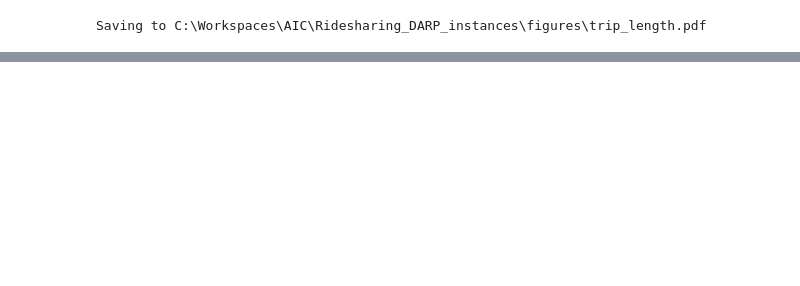
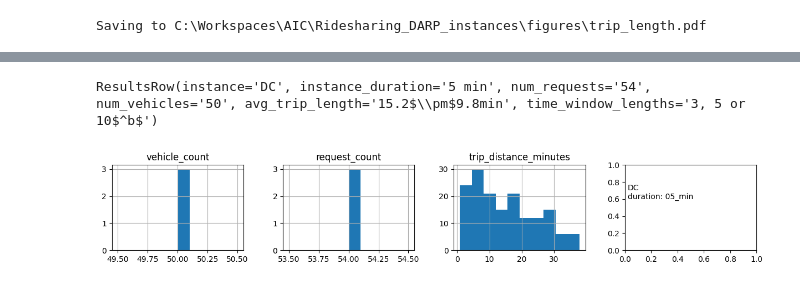
Before and after one commit to aicenter/Ridesharing_DARP_instances, a Jupyter notebook: python/nb/ITSC instance Figures.ipynb, the cells around one changed output, grey strips where cells are left out. Drawn from its saved outputs; the diff is of its cells as text; code cells hidden in the pictures; blank space fills up the shorter version.

```diff
--- a/python/nb/ITSC instance Figures.ipynb
+++ b/python/nb/ITSC instance Figures.ipynb
@@ -650,0 +885,2 @@ Saving to C:\Workspaces\AIC\Ridesharing_DARP_instances\figures\trip_length.pdf
+# %%
+our_instances_path = Path(r"C:\Users\mrkos\scth\projects\2023_ITSC_DARP_instances_paper\experiments\instances\Instances")
@@ -650,0 +915,33 @@ Saving to C:\Workspaces\AIC\Ridesharing_DARP_instances\figures\trip_length.pdf
+# %%
+def instance_stats(darp_instances):
+    fig, axes = plt.subplots(1, 4, figsize=(15, 2))
+    vehicle_count = pd.DataFrame([di.vehicle_count for di in darp_instances], columns=("vehicle_count",))
+    vehicle_count.hist(ax=axes[0])
+    request_count = pd.DataFrame([di.request_count for di in darp_instances], columns=("request_count",))
+    request_count.hist(ax=axes[1])
+    trip_distance_minutes = pd.DataFrame(np.concatenate([di.get_trip_distances_minutes() for di in darp_instances]), columns=("trip_distance_minutes",))
+    trip_distance_minutes.hist(ax=axes[2])
+    return vehicle_count, request_count, trip_distance_minutes, axes
+
+
+def get_results_row(city:str, duration:str):
+    darp_instances = [DARPInstance(cfg_path.parent) for cfg_path in our_instances_path.rglob(f"**/{city}/*/*/*duration_{duration}*/*/config.yaml")]
+    vehicle_count, request_count, trip_distance_minutes, axes = instance_stats(darp_instances)
+    axes[-1].text(0.02,0.6,f"{city}\nduration: {duration}")
+
+    res = ResultsRow(
+        instance=city,
+        instance_duration=f"{int(duration.split('_')[0])} {duration.split('_')[1]}",
+        num_requests=f"{request_count.request_count.mean():.0f}",
+        num_vehicles=f"{vehicle_count.vehicle_count.mean():.0f}",
+        avg_trip_length=f"{trip_distance_minutes.trip_distance_minutes.mean():.1f}$\pm${trip_distance_minutes.trip_distance_minutes.std():.1f}min",
+        time_window_lengths=r"3, 5 or 10$^b$"
+    )
+    return res
+
+
+get_results_row("DC", "05_min")
+# tbl.append(get_results_row("DC", "05_min").__dict__)
+# %% [output]
+ResultsRow(instance='DC', instance_duration='5 min', num_requests='54', num_vehicles='50', avg_trip_length='15.2$\\pm$9.8min', time_window_lengths='3, 5 or 10$^b$')
+[figure, added]
```
Also changed, not shown: parts of 21 cells of this notebook.
